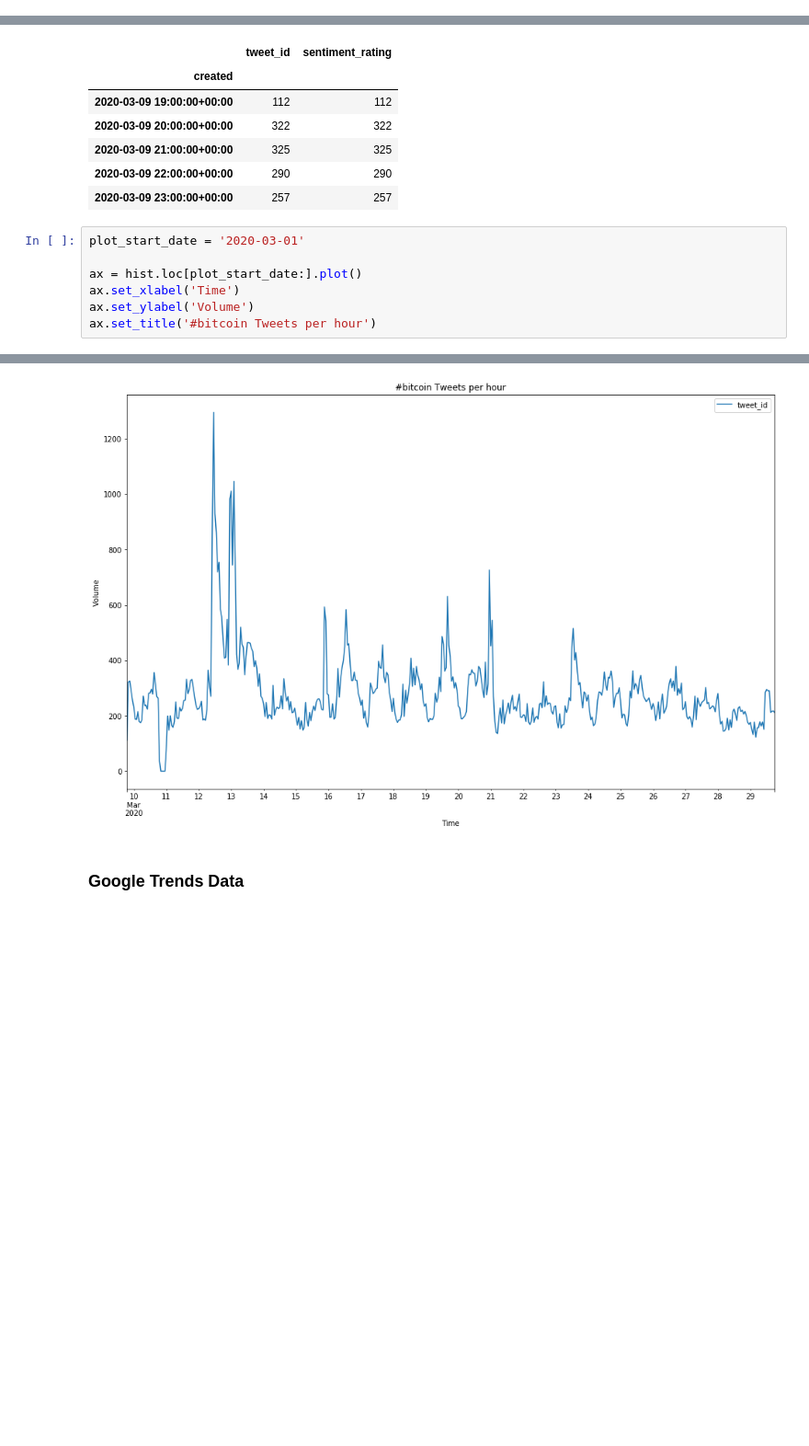
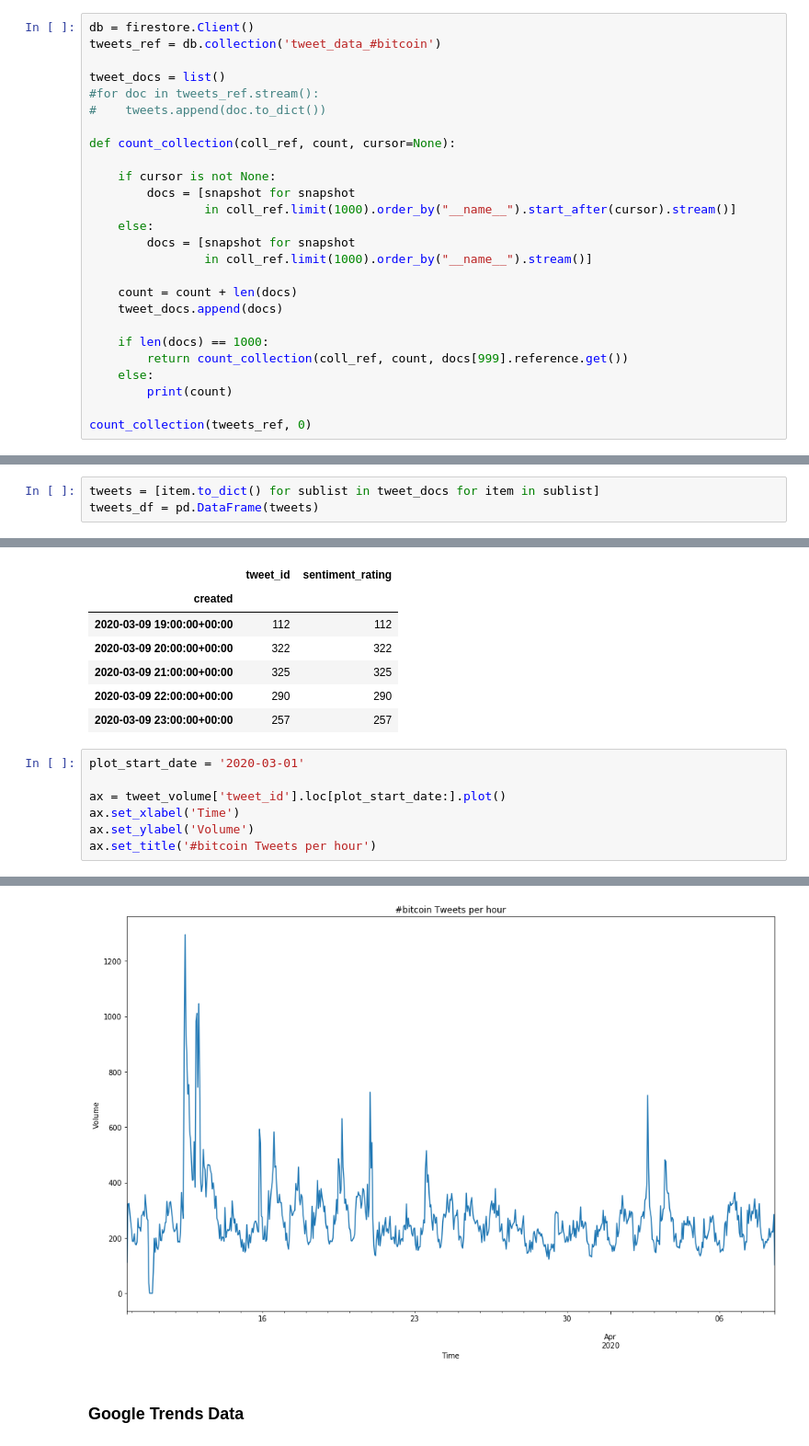
Before and after one commit to Globe-Research/bitfear, a Jupyter notebook: sentiment/time_series_analysis.ipynb, the cells around one changed output, grey strips where cells are left out. Shown at 92% size. Saved outputs shown, nothing was run; the diff lists cells and outputs as text; blank space fills up the shorter version.

```diff
--- a/sentiment/time_series_analysis.ipynb
+++ b/sentiment/time_series_analysis.ipynb
@@ -28,0 +21,26 @@ tweets_df = pd.DataFrame(tweets)
+# %%
+db = firestore.Client()
+tweets_ref = db.collection('tweet_data_#bitcoin')
+
+tweet_docs = list()
+#for doc in tweets_ref.stream():
+#    tweets.append(doc.to_dict())
+
+def count_collection(coll_ref, count, cursor=None):
+
+    if cursor is not None:
+        docs = [snapshot for snapshot
+                in coll_ref.limit(1000).order_by("__name__").start_after(cursor).stream()]
+    else:
+        docs = [snapshot for snapshot
+                in coll_ref.limit(1000).order_by("__name__").stream()]
+
+    count = count + len(docs)
+    tweet_docs.append(docs)
+
+    if len(docs) == 1000:
+        return count_collection(coll_ref, count, docs[999].reference.get())
+    else:
+        print(count)
+
+count_collection(tweets_ref, 0)
@@ -29,3 +49,6 @@ tweets_df = pd.DataFrame(tweets)
+# %%
+tweets = [item.to_dict() for sublist in tweet_docs for item in sublist]
+tweets_df = pd.DataFrame(tweets)
 # %%
 tweets_df.head()
 # %% [output]
@@ -63,13 +86,13 @@ tweet_volume.head()
 # %%
 plot_start_date = '2020-03-01'
 
-ax = hist.loc[plot_start_date:].plot()
+ax = tweet_volume['tweet_id'].loc[plot_start_date:].plot()
 ax.set_xlabel('Time')
 ax.set_ylabel('Volume')
 ax.set_title('#bitcoin Tweets per hour')
 # %% [output]
 Text(0.5, 1.0, '#bitcoin Tweets per hour')
-[figure, old version]
+[figure, new version]
 # %% [markdown]
 ### Google Trends Data
 # %%
```
Also changed, not shown: parts of 27 cells of this notebook.
